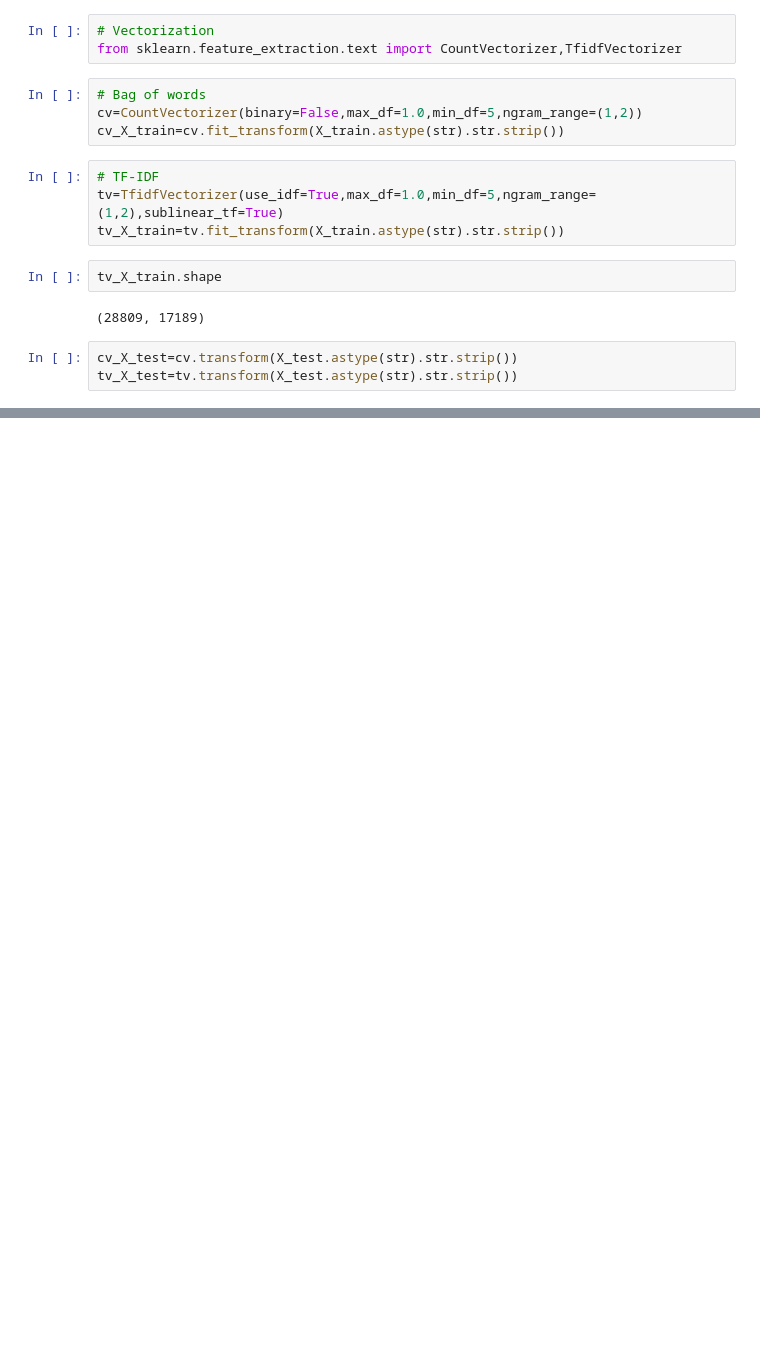
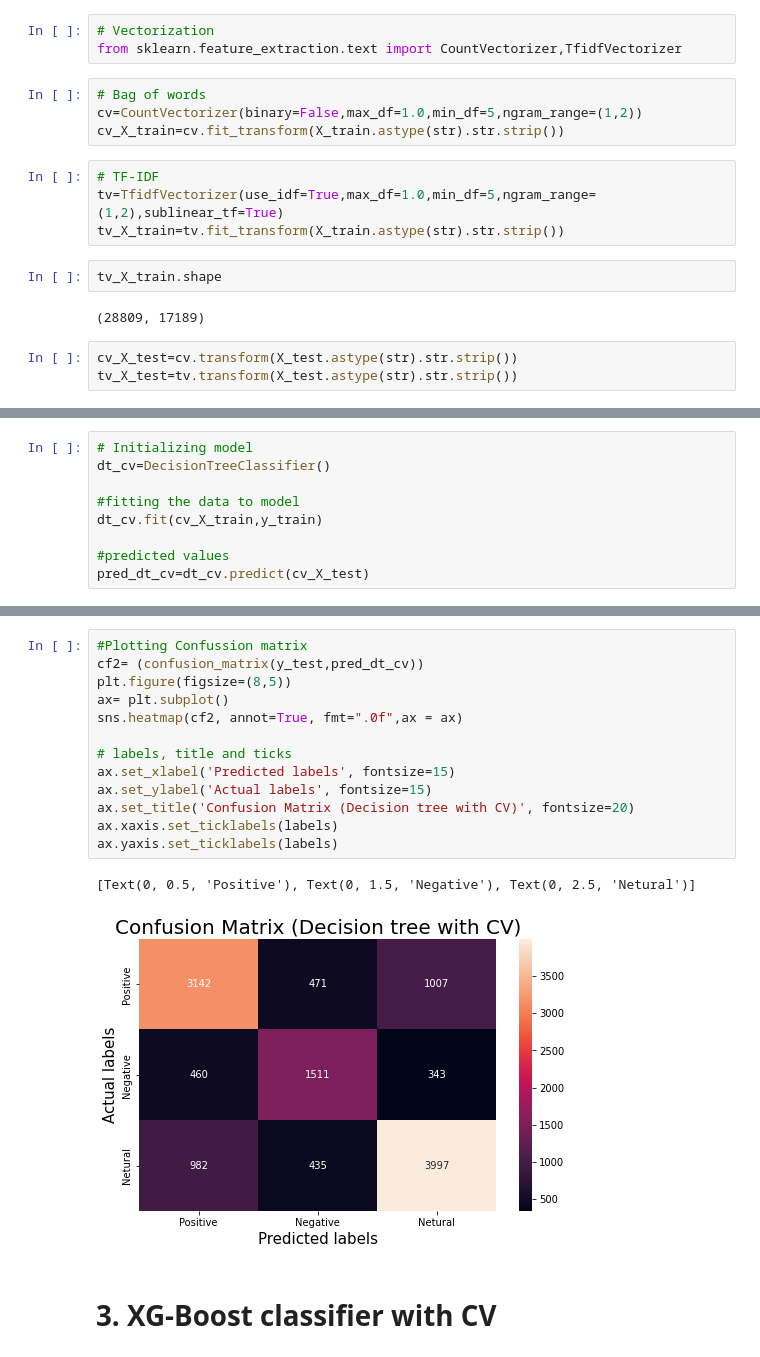
Before and after one commit to anildatascientist/Coronavirus-Tweet-Sentiment-Analysis, a Jupyter notebook: Coronavirus_Tweet_Sentiment_Analysis_Capstone_Project.ipynb, the cells around one changed output, grey strips where cells are left out. Cells and saved outputs as stored; diff of their text form; blank space fills up the shorter version.

```diff
--- a/Coronavirus_Tweet_Sentiment_Analysis_Capstone_Project.ipynb
+++ b/Coronavirus_Tweet_Sentiment_Analysis_Capstone_Project.ipynb
@@ -440,0 +492,9 @@ tv_X_test=tv.transform(X_test.astype(str).str.strip())
+# %%
+# Initializing model
+dt_cv=DecisionTreeClassifier()
+
+#fitting the data to model
+dt_cv.fit(cv_X_train,y_train)
+
+#predicted values
+pred_dt_cv=dt_cv.predict(cv_X_test)
@@ -440,0 +526,18 @@ tv_X_test=tv.transform(X_test.astype(str).str.strip())
+# %%
+#Plotting Confussion matrix
+cf2= (confusion_matrix(y_test,pred_dt_cv))
+plt.figure(figsize=(8,5))
+ax= plt.subplot()
+sns.heatmap(cf2, annot=True, fmt=".0f",ax = ax)
+
+# labels, title and ticks
+ax.set_xlabel('Predicted labels', fontsize=15)
+ax.set_ylabel('Actual labels', fontsize=15)
+ax.set_title('Confusion Matrix (Decision tree with CV)', fontsize=20)
+ax.xaxis.set_ticklabels(labels)
+ax.yaxis.set_ticklabels(labels)
+# %% [output]
+[Text(0, 0.5, 'Positive'), Text(0, 1.5, 'Negative'), Text(0, 2.5, 'Netural')]
+[figure, added]
+# %% [markdown]
+# **3. XG-Boost classifier** with **CV**
```
Also changed, not shown: parts of 72 cells of this notebook.
